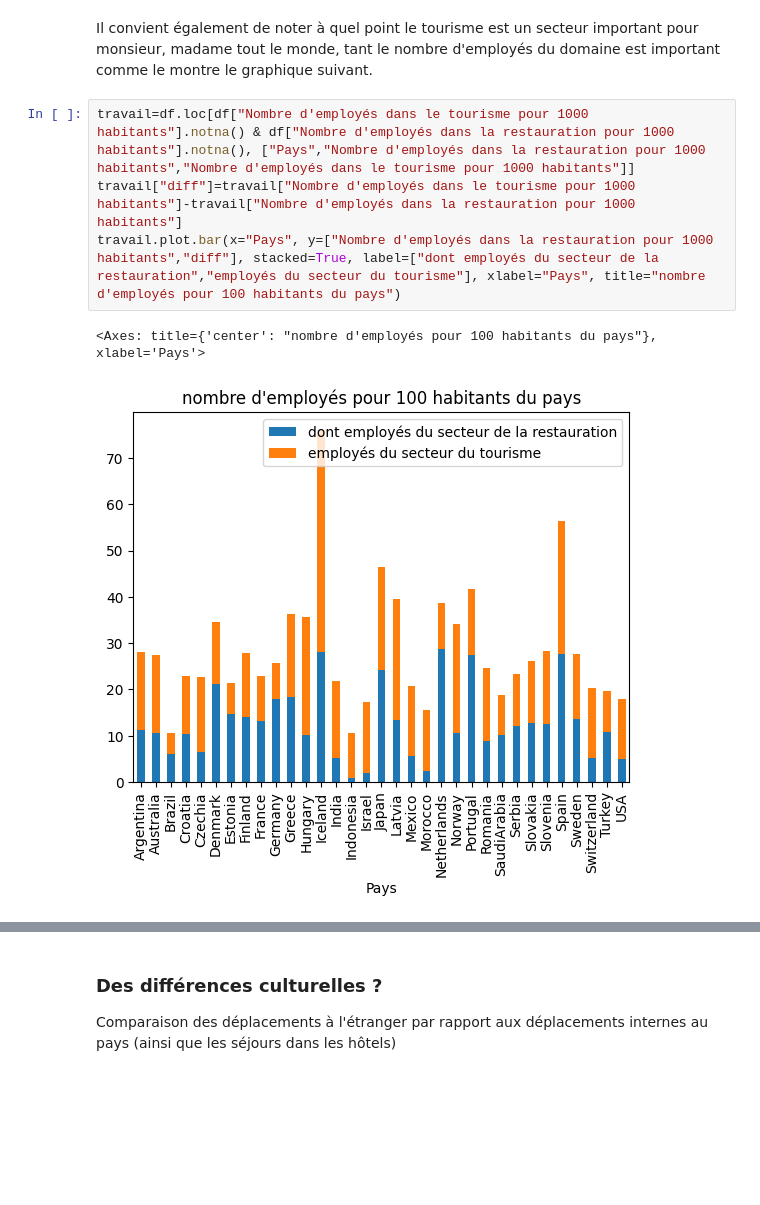
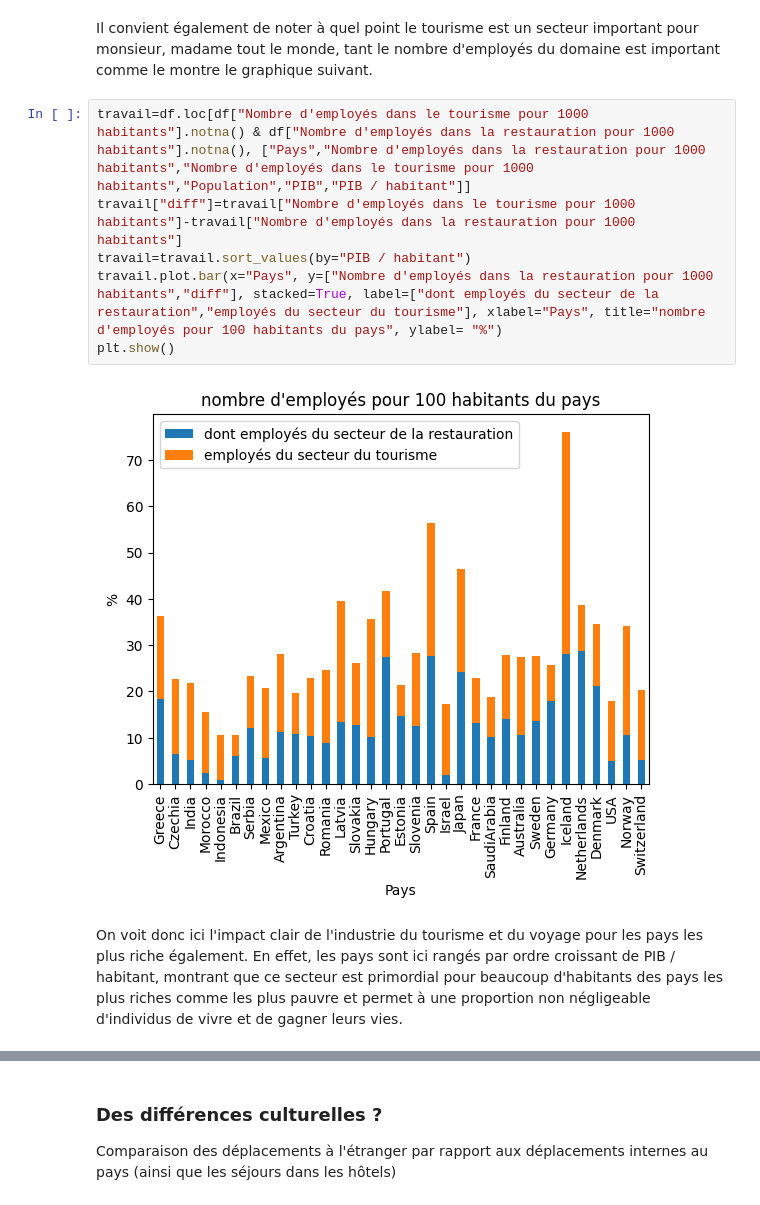
Before and after one commit to BONNET-Quentin/Projet-info, a Jupyter notebook: Projet.ipynb, the cells around one changed output, grey strips where cells are left out. Cells and saved outputs as stored; diff of their text form; blank space fills up the shorter version.

```diff
--- a/Projet.ipynb
+++ b/Projet.ipynb
@@ -109,9 +110,12 @@ plt.show()
 # %% [markdown]
 Il convient également de noter à quel point le tourisme est un secteur important pour monsieur, madame tout le monde, tant le nombre d'employés du domaine est important comme le montre le graphique suivant.
 # %%
-travail=df.loc[df["Nombre d'employés dans le tourisme pour 1000 habitants"].notna() & df["Nombre d'employés dans la restauration pour 1000 habitants"].notna(), ["Pays","Nombre d'employés dans la restauration pour 1000 habitants","Nombre d'employés dans le tourisme pour 1000 habitants"]]
+travail=df.loc[df["Nombre d'employés dans le tourisme pour 1000 habitants"].notna() & df["Nombre d'employés dans la restauration pour 1000 habitants"].notna(), ["Pays","Nombre d'employés dans la restauration pour 1000 habitants","Nombre d'employés dans le tourisme pour 1000 habitants","Population","PIB","PIB / habitant"]]
 travail["diff"]=travail["Nombre d'employés dans le tourisme pour 1000 habitants"]-travail["Nombre d'employés dans la restauration pour 1000 habitants"]
-travail.plot.bar(x="Pays", y=["Nombre d'employés dans la restauration pour 1000 habitants","diff"], stacked=True, label=["dont employés du secteur de la restauration","employés du secteur du tourisme"], xlabel="Pays", title="nombre d'employés pour 100 habitants du pays")
+travail=travail.sort_values(by="PIB / habitant")
+travail.plot.bar(x="Pays", y=["Nombre d'employés dans la restauration pour 1000 habitants","diff"], stacked=True, label=["dont employés du secteur de la restauration","employés du secteur du tourisme"], xlabel="Pays", title="nombre d'employés pour 100 habitants du pays", ylabel= "%")
+plt.show()
 # %% [output]
-<Axes: title={'center': "nombre d'employés pour 100 habitants du pays"}, xlabel='Pays'>
-[figure, old version]
+[figure, new version]
+# %% [markdown]
+On voit donc ici l'impact clair de l'industrie du tourisme et du voyage pour les pays les plus riche également. En effet, les pays sont ici rangés par ordre croissant de PIB / habitant, montrant que ce secteur est primordial pour beaucoup d'habitants des pays les plus riches comme les plus pauvre et permet à une proportion non négligeable d'individus de vivre et de gagner leurs vies.
```
Also changed, not shown: parts of 8 cells of this notebook, 1 other file.
